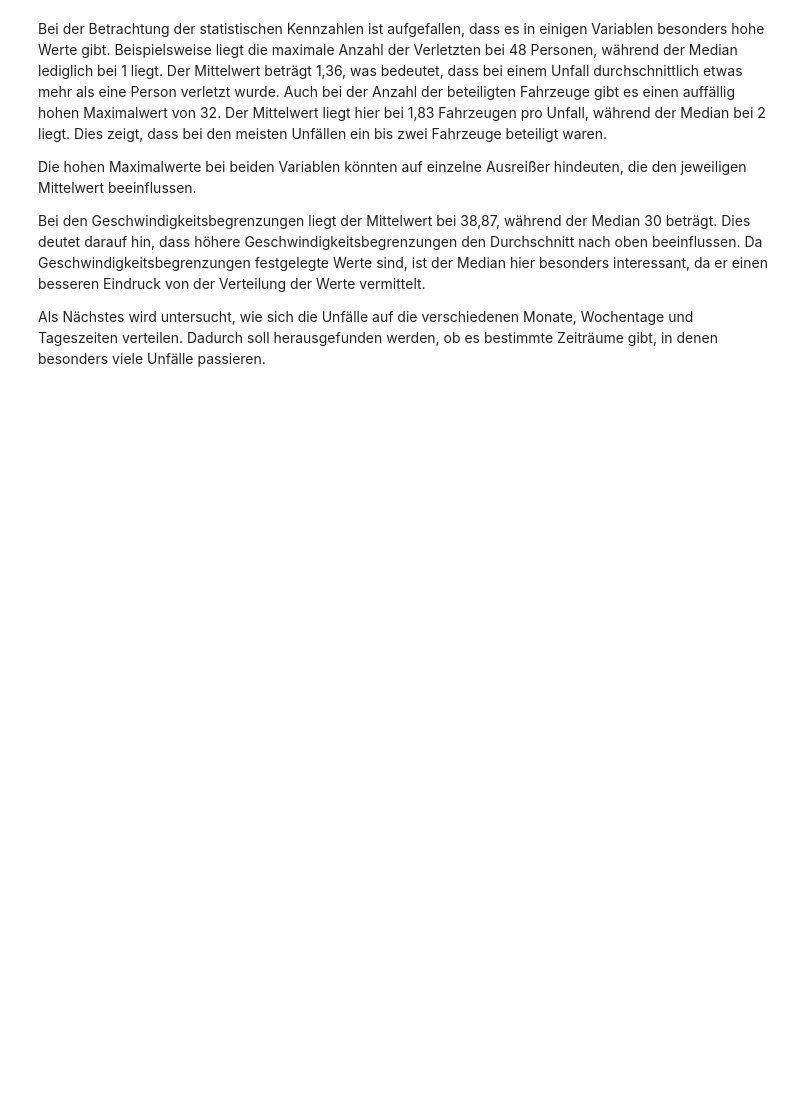
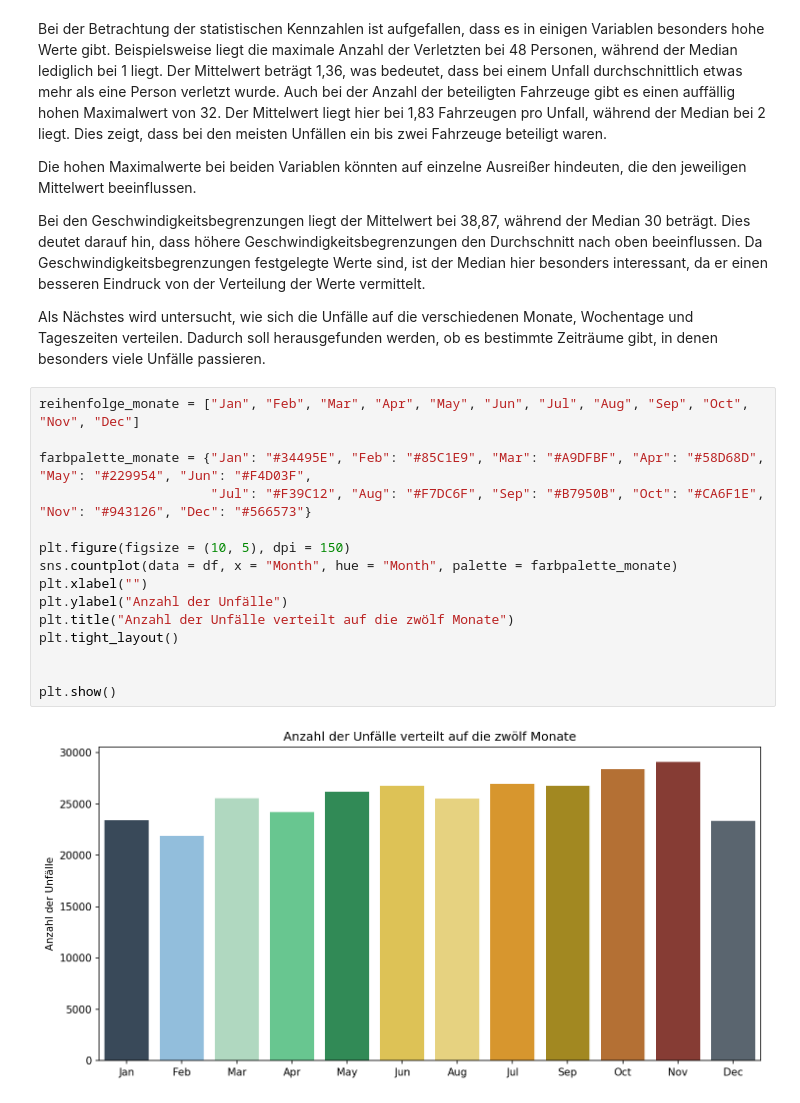
Before and after one commit to DamianM0N/Road-Accident-Dataset-deskriptive-Analyse, a Jupyter notebook: Projekt.ipynb, the cells around one changed output. Saved outputs shown, nothing was run; the diff lists cells and outputs as text; blank space fills up the shorter version.

```diff
--- a/Projekt.ipynb
+++ b/Projekt.ipynb
@@ -414,3 +414,20 @@ Die hohen Maximalwerte bei beiden Variablen könnten auf einzelne Ausreißer hin
 Bei den Geschwindigkeitsbegrenzungen liegt der Mittelwert bei 38,87, während der Median 30 beträgt. Dies deutet darauf hin, dass höhere Geschwindigkeitsbegrenzungen den Durchschnitt nach oben beeinflussen. Da Geschwindigkeitsbegrenzungen festgelegte Werte sind, ist der Median hier besonders interessant, da er einen besseren Eindruck von der Verteilung der Werte vermittelt.
 
 Als Nächstes wird untersucht, wie sich die Unfälle auf die verschiedenen Monate, Wochentage und Tageszeiten verteilen. Dadurch soll herausgefunden werden, ob es bestimmte Zeiträume gibt, in denen besonders viele Unfälle passieren.
+# %%
+reihenfolge_monate = ["Jan", "Feb", "Mar", "Apr", "May", "Jun", "Jul", "Aug", "Sep", "Oct", "Nov", "Dec"]
+
+farbpalette_monate = {"Jan": "#34495E", "Feb": "#85C1E9", "Mar": "#A9DFBF", "Apr": "#58D68D", "May": "#229954", "Jun": "#F4D03F",
+                      "Jul": "#F39C12", "Aug": "#F7DC6F", "Sep": "#B7950B", "Oct": "#CA6F1E", "Nov": "#943126", "Dec": "#566573"}
+
+plt.figure(figsize = (10, 5), dpi = 150)
+sns.countplot(data = df, x = "Month", hue = "Month", palette = farbpalette_monate)
+plt.xlabel("")
+plt.ylabel("Anzahl der Unfälle")
+plt.title("Anzahl der Unfälle verteilt auf die zwölf Monate")
+plt.tight_layout()
+
+
+plt.show()
+# %% [output]
+[figure, added]
```
